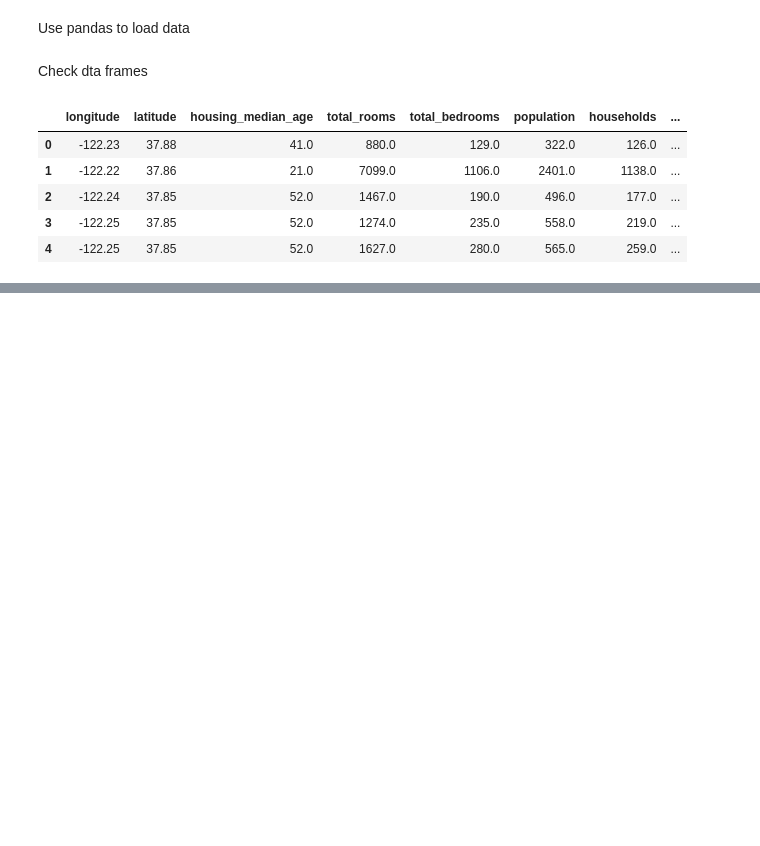
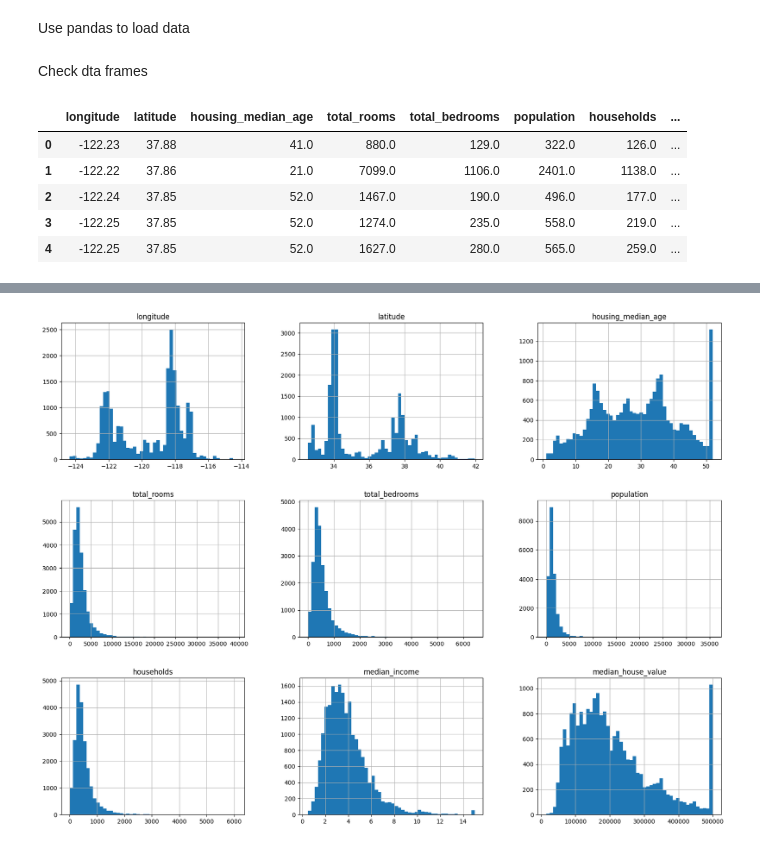
Before and after one commit to IT-dreamer/handson-ml2, a Jupyter notebook: homework/chpt02.ipynb, the cells around one changed output, grey strips where cells are left out. Saved outputs shown, nothing was run; the diff lists cells and outputs as text; code cells hidden in the pictures; blank space fills up the shorter version.

```diff
--- a/homework/chpt02.ipynb
+++ b/homework/chpt02.ipynb
@@ -56,0 +89,7 @@ housing.head()
+# %%
+%matplotlib inline
+import matplotlib.pyplot as plt
+housing.hist(bins=50, figsize=(20, 15))
+plt.show()
+# %% [output]
+[figure, added]
```
Also changed, not shown: parts of 2 cells of this notebook.
